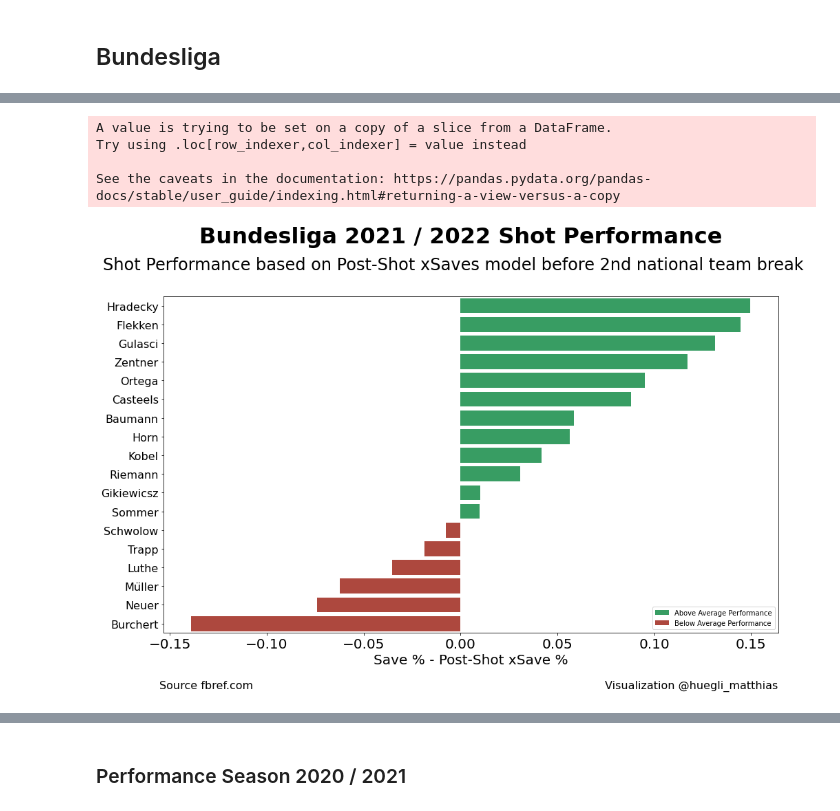
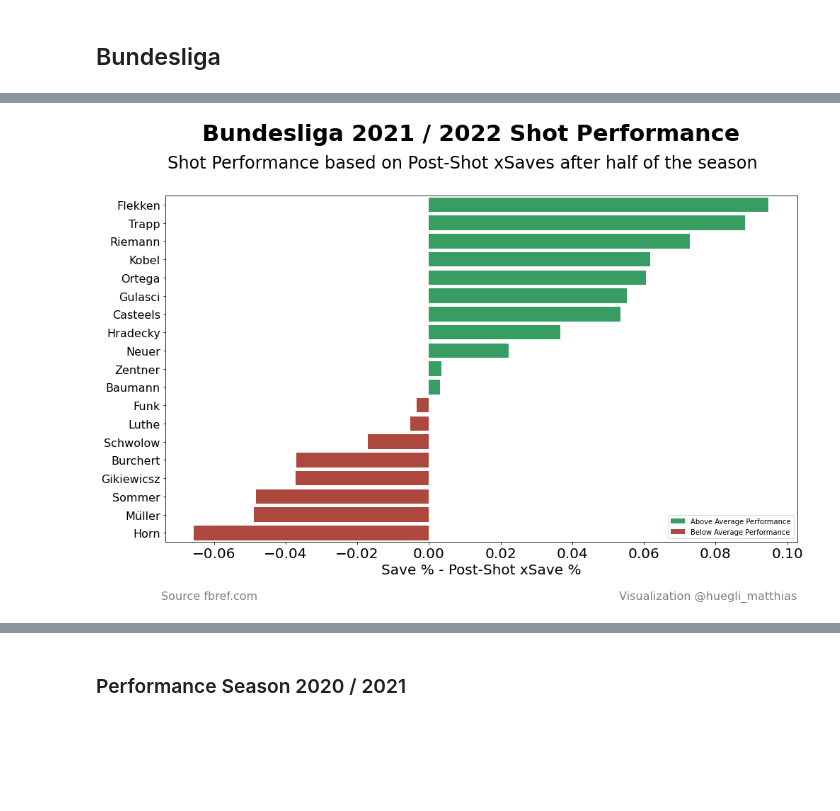
Before and after one commit to keepertrainer78698/youth-base, a Jupyter notebook: goalkeeping/int-goalkeeping/expected_saves.ipynb, the cells around one changed output, grey strips where cells are left out. Saved outputs shown, nothing was run; the diff lists cells and outputs as text; code cells hidden in the pictures; blank space fills up the shorter version.

Commit message:
updated bundesliga half season shot_performance

```diff
--- a/goalkeeping/int-goalkeeping/expected_saves.ipynb
+++ b/goalkeeping/int-goalkeeping/expected_saves.ipynb
@@ -7,6 +7,10 @@ import dropbox as db
 
 from matplotlib import pyplot as plt
 import seaborn as sns
+# %%
+# Settings
+## Color Palettes for visuals
+pos_neg_palette = ('#27AE60', '#C0392B')
 # %%
 !ln -s /Users/matthiashugli/Virtualenvs/youth-base/youth-base/config.py config.py
 from config import dbx_token
@@ -50,5 +54,7 @@ df['psxs'] = df['sota'] - df['psxg']
 df['save_perc'] = df['saves'] / df['sota']
 df['psxs_perc'] = df['psxs'] / df['sota']
 df['shot_performance'] = df['save_perc'] - df['psxs_perc']
+df['is_pos'] = df['shot_performance'].apply(lambda x: 'Above Average Performance' if x >= 0 else 'Below Average Performance')
+df['bar_color'] = df['is_pos'].apply(lambda x: '#27AE60' if x == 'Above Average Performance' else '#C0392B')
 # %% [markdown]
 ## Bundesliga
@@ -70,37 +62,29 @@ df[(df.goalkeeper == 'Casteels') & (df.season == '21-22')][['goalkeeper', 'date'
 season_21_22 = '21-22'
 competition = 'Bundesliga'
 
-bundesliga = df[(df.comp == competition)]
-xs_bundesliga = bundesliga.groupby(['goalkeeper', 'season']).agg({'sota': 'sum', 'saves': 'sum', 'psxs': 'sum', 'psxg': 'sum',
+bundesliga_21_22 = df[(df.comp == competition) & (df.season == season_21_22)]
+xs_bundesliga_21_22 = bundesliga_21_22.groupby(['goalkeeper', 'season']).agg({'sota': 'sum', 'saves': 'sum', 'psxs': 'sum', 'psxg': 'sum',
  'ga': 'sum', 'save_perc': 'mean', 'psxs_perc': 'mean', 'shot_performance': 'mean'}).reset_index()
 # %%
-xs_bundesliga_21_22 = xs_bundesliga[xs_bundesliga.season == season_21_22]
 xs_bundesliga_21_22['is_pos'] = xs_bundesliga_21_22['shot_performance'].apply(lambda x: 'Above Average Performance' if x >= 0 else 'Below Average Performance')
-# %% [output]
-A value is trying to be set on a copy of a slice from a DataFrame.
-Try using .loc[row_indexer,col_indexer] = value instead
-
-See the caveats in the documentation: https://pandas.pydata.org/pandas-docs/stable/user_guide/indexing.html#returning-a-view-versus-a-copy
 # %%
 fig = plt.figure(figsize=(16,9))
 
-palette = ('#27AE60', '#C0392B')
-
 sns.barplot(y='goalkeeper', x='shot_performance', data=xs_bundesliga_21_22, orient='h', hue='is_pos',
-    order=xs_bundesliga_21_22.sort_values('shot_performance', ascending=False).goalkeeper, palette=palette, dodge=False)
+    order=xs_bundesliga_21_22.sort_values('shot_performance', ascending=False).goalkeeper, palette=pos_neg_palette, dodge=False)
 
 plt.legend(loc='lower right')
 plt.xlabel('Save % - Post-Shot xSave %', fontsize=20)
 plt.ylabel('', fontsize=20)
 plt.xticks(fontsize=20)
 plt.yticks(fontsize=16)
 fig.text(0.5, 1, 'Bundesliga 2021 / 2022 Shot Performance', ha='center', fontsize=32, fontweight='bold')
-fig.text(0.49, 0.94, 'Shot Performance based on Post-Shot xSaves model before 2nd national team break', ha='center', fontsize=24)
-fig.text(0.12, 0.001, 'Source fbref.com', ha='left', fontsize=16)
-fig.text(0.9, 0.001, 'Visualization @huegli_matthias', ha='right', fontsize=16)
+fig.text(0.49, 0.94, 'Shot Performance based on Post-Shot xSaves after half of the season', ha='center', fontsize=24)
+fig.text(0.12, 0.001, 'Source fbref.com', ha='left', fontsize=16, color='grey')
+fig.text(0.9, 0.001, 'Visualization @huegli_matthias', ha='right', fontsize=16, color='grey')
 fig.patch.set_facecolor('white')
 
-plt.savefig('bundesliga_gk_performance_2021-10-15.png', bbox_inches='tight')
+plt.savefig('bundesliga_gk_performance_2021-12-20.png', bbox_inches='tight')
 plt.show()
 # %% [output]
-[figure, old version]
+[figure, new version]
```
Also changed, not shown: parts of 4 cells of this notebook, 9 other files.
